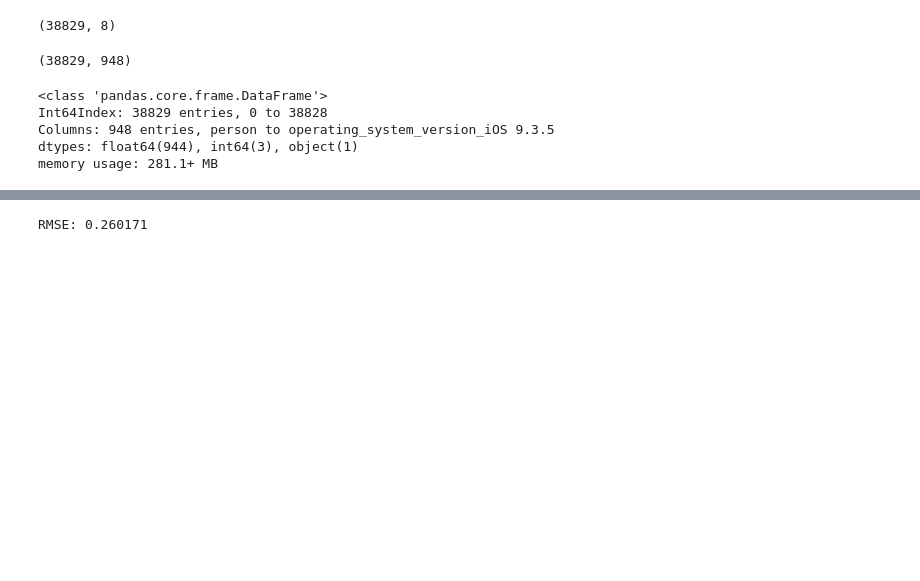
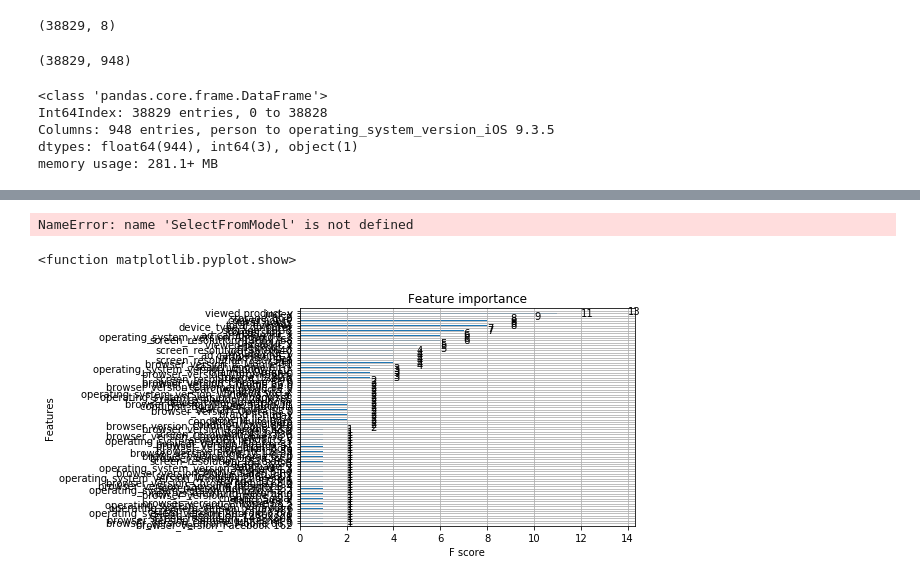
Before and after one commit to SDorgan/TP2_Orga_Datos_2018_2C, a Jupyter notebook: Tabla 948 columnas count.ipynb, the cells around one changed output, grey strips where cells are left out. Saved outputs shown, nothing was run; the diff lists cells and outputs as text; code cells hidden in the pictures; blank space fills up the shorter version.

```diff
--- a/Tabla 948 columnas count.ipynb
+++ b/Tabla 948 columnas count.ipynb
@@ -431,7 +431,8 @@ X_train, X_test, y_train, y_test = \
 
 xg_reg = xgb.XGBRegressor(objective ='reg:linear',
                 colsample_bytree = 0.3, learning_rate = 0.1,
-                max_depth = 5, alpha = 7, n_estimators = 10)
+                max_depth = 5, alpha = 2, n_estimators = 10)
 
-xg_reg.fit(X_train,y_train)
+model = xg_reg.fit(X_train,y_train)
+model.feature_importances_
 # %% [output]
@@ -443,0 +456,21 @@ XGBRegressor(alpha=7, base_score=0.5, booster='gbtree', colsample_bylevel=1,
+# %%
+selection = SelectFromModel(model, threshold=0, prefit=True)
+select_X_train = selection.transform(X_train)
+select_X_test = selection.transform(X_test)
+
+xg_reg.fit(select_X_train,y_train)
+# %% [output]
+NameError: name 'SelectFromModel' is not defined
+# %%
+# plot feature importance using built-in function
+from numpy import loadtxt
+from xgboost import XGBClassifier
+from xgboost import plot_importance
+from matplotlib import pyplot
+
+# plot feature importance
+plot_importance(model)
+pyplot.show
+# %% [output]
+<function matplotlib.pyplot.show>
+[figure, added]
@@ -444,7 +506,5 @@ XGBRegressor(alpha=7, base_score=0.5, booster='gbtree', colsample_bylevel=1,
 # %%
-preds = xg_reg.predict(X_test)
+preds = xg_reg.predict(select_X_test)
 rmse = np.sqrt(mean_squared_error(y_test, preds))
 print("RMSE: %f" % (rmse))
-# %% [output]
-RMSE: 0.260171
 # %%
```
Also changed, not shown: parts of 7 cells of this notebook, 3 other files.
